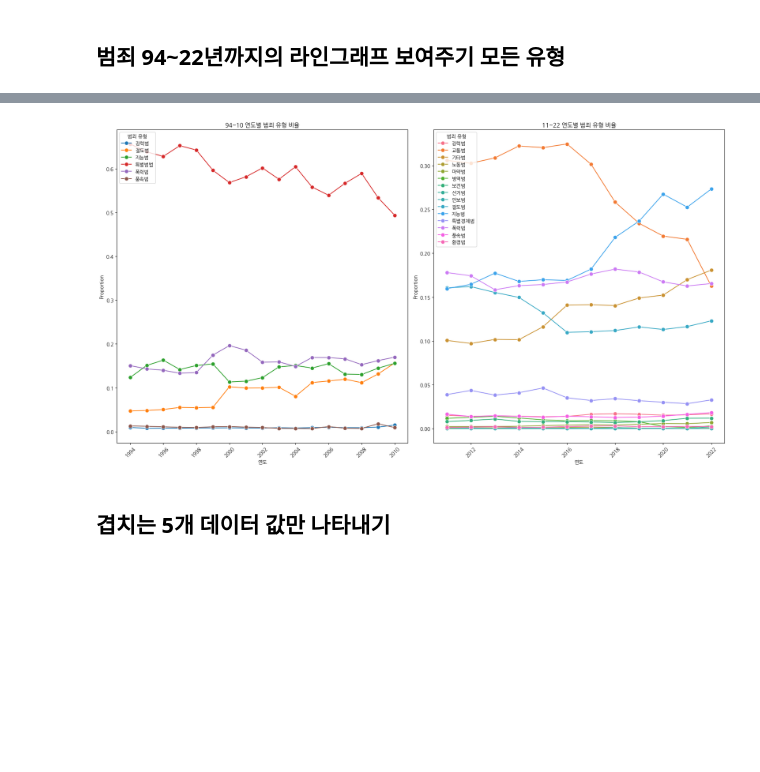
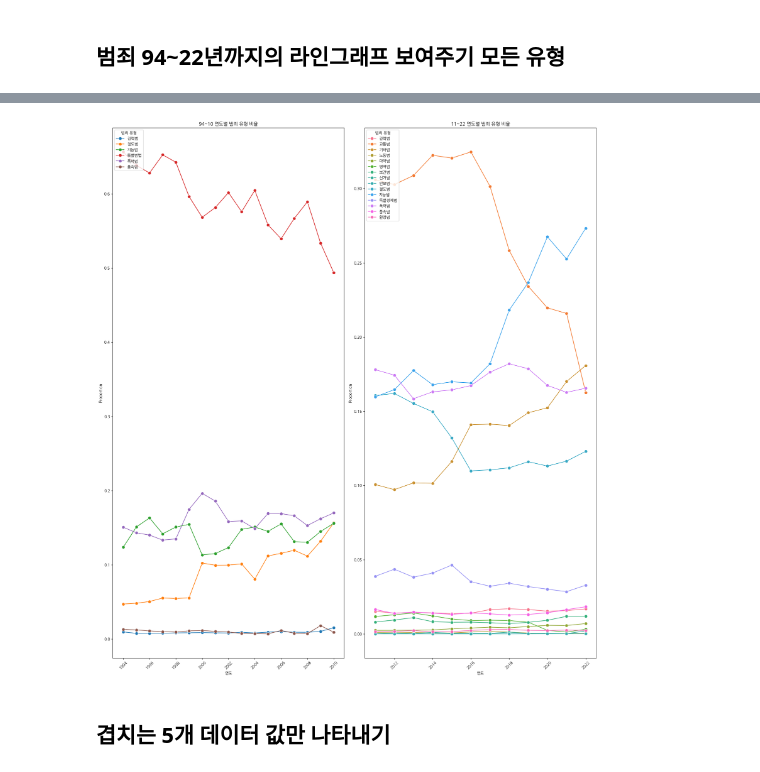
Before and after one commit to addinedu-ros-6th/eda-repo-4, a Jupyter notebook: Source/범죄csv정리.ipynb, the cells around one changed output, grey strips where cells are left out. Drawn from its saved outputs; the diff is of its cells as text; code cells hidden in the pictures; blank space fills up the shorter version.

```diff
--- a/Source/범죄csv정리.ipynb
+++ b/Source/범죄csv정리.ipynb
@@ -168,8 +167,8 @@ memory usage: 2.0+ KB
 # %%
 import pandas as pd
 
-cate_df2 = pd.read_csv('../Data/유형발생건수(11~22).csv')
-cate_df1 = pd.read_csv('../Data/유형발생건수(94~10).csv')
+cate_df2 = pd.read_csv('../Data/범죄발생및검거현황/유형발생건수(11~22).csv')
+cate_df1 = pd.read_csv('../Data/범죄발생및검거현황/유형발생건수(94~10).csv')
 # %%
 
 cate_df1.columns=['연도','강력범', '절도범', '폭력범', '지능범', '풍속범', '특별범법']
@@ -197,33 +234,33 @@ alldata22 = cate_df2.melt(id_vars=['연도'], var_name='범죄 유형', value_na
 # %%
 alldata10_proportion = alldata10.groupby(['연도', '범죄 유형'])['범죄 수'].sum().reset_index()
 alldata10_proportion['proportion'] = alldata10_proportion['범죄 수'] / alldata10_proportion.groupby('연도')['범죄 수'].transform('sum')
 
 alldata22_proportion = alldata22.groupby(['연도', '범죄 유형'])['범죄 수'].sum().reset_index()
 alldata22_proportion['proportion'] = alldata22_proportion['범죄 수'] / alldata22_proportion.groupby('연도')['범죄 수'].transform('sum')
 
 # Plot the proportion
-plt.figure(figsize=(18, 10))
+plt.figure(figsize=(18, 20))
 
 plt.subplot(1, 2, 1)
 sns.lineplot(x='연도', y='proportion', hue='범죄 유형', data=alldata10_proportion, marker='o', markersize=8)
 plt.xlabel('연도')
 plt.ylabel('Proportion')
 plt.title('94~10 연도별 범죄 유형 비율')
 plt.xticks(rotation=45)
 plt.legend(title='범죄 유형', loc='upper left')
 
 plt.subplot(1, 2, 2)
 sns.lineplot(x='연도', y='proportion', hue='범죄 유형', data=alldata22_proportion, marker='o', markersize=8)
 plt.xlabel('연도')
 plt.ylabel('Proportion')
 plt.title('11~22 연도별 범죄 유형 비율')
 plt.xticks(rotation=45)
 plt.legend(title='범죄 유형', loc='upper left')
 
 plt.tight_layout()
 plt.show()
 # %% [output]
-[figure, old version]
+[figure, new version]
 # %% [markdown]
 ## 겹치는 5개 데이터 값만 나타내기
 # %%
```
Also changed, not shown: parts of 13 cells of this notebook, 7 other files.
